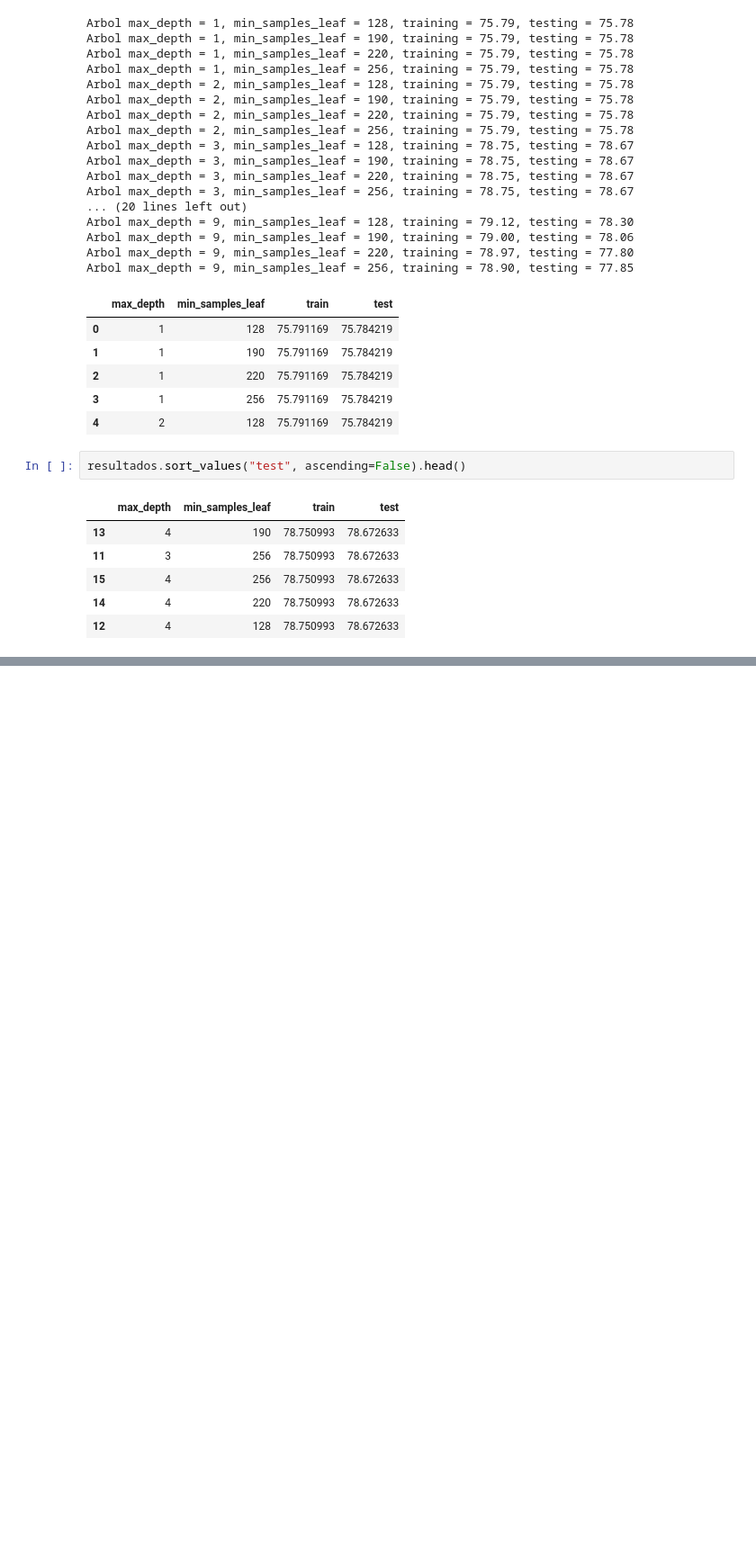
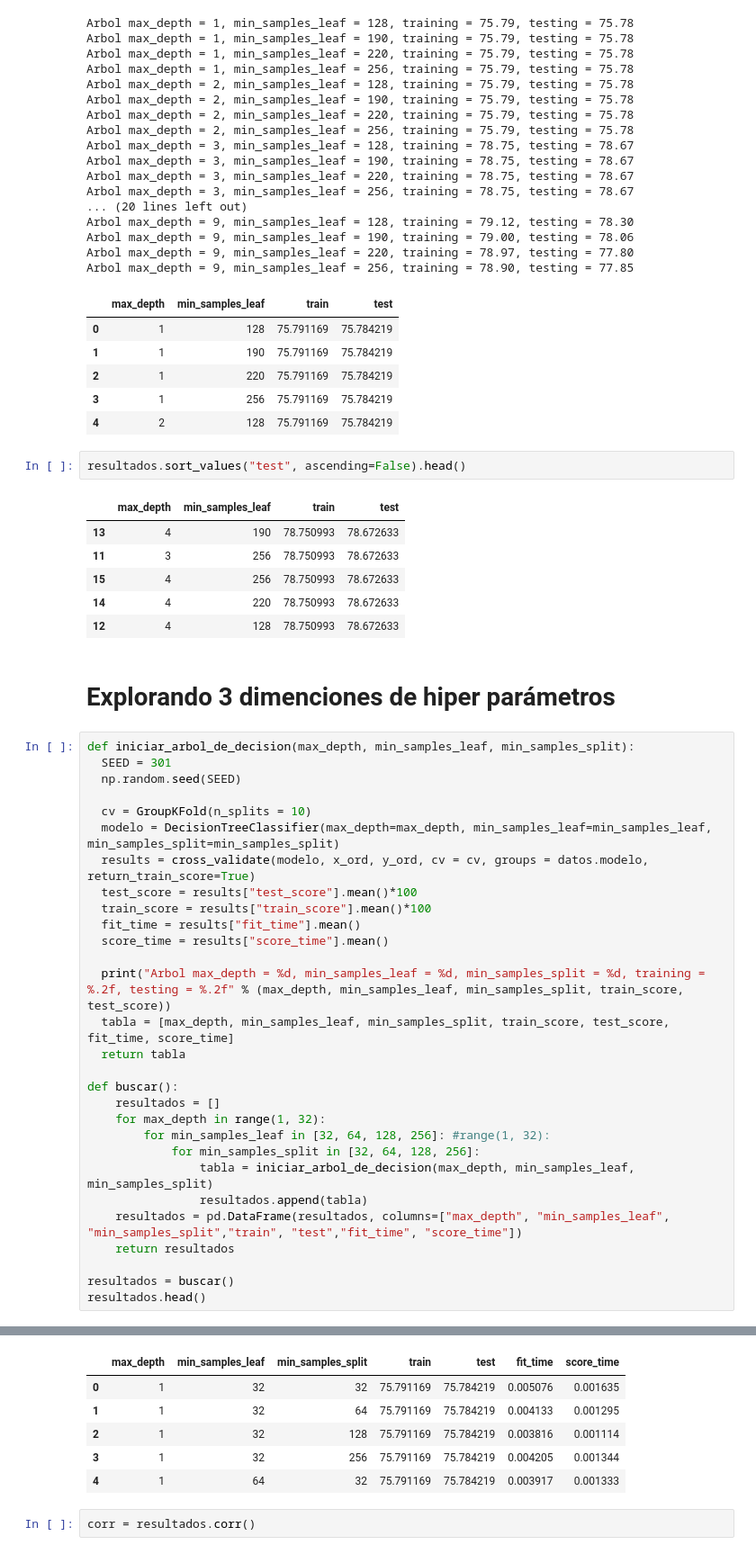
Before and after one commit to celioso/MachineLearningOptimizaciondemodelosatravesdehiperpar-metros, a Jupyter notebook: Introduccion_a_Machine_Learning_Optimizacion.ipynb, the cells around one changed output, grey strips where cells are left out. Shown at 90% size. Cells and saved outputs as stored; diff of their text form; blank space fills up the shorter version.

```diff
--- a/Introduccion_a_Machine_Learning_Optimizacion.ipynb
+++ b/Introduccion_a_Machine_Learning_Optimizacion.ipynb
@@ -445,3 +445,35 @@ resultados.sort_values("test", ascending=False).head()
 | 15 | 4 | 256 | 78.750993 | 78.672633 |
 | 14 | 4 | 220 | 78.750993 | 78.672633 |
 | 12 | 4 | 128 | 78.750993 | 78.672633 |
+# %% [markdown]
+# Explorando 3 dimenciones de hiper parámetros
+# %%
+def iniciar_arbol_de_decision(max_depth, min_samples_leaf, min_samples_split):
+  SEED = 301
+  np.random.seed(SEED)
+
+  cv = GroupKFold(n_splits = 10)
+  modelo = DecisionTreeClassifier(max_depth=max_depth, min_samples_leaf=min_samples_leaf, min_samples_split=min_samples_split)
+  results = cross_validate(modelo, x_ord, y_ord, cv = cv, groups = datos.modelo, return_train_score=True)
+  test_score = results["test_score"].mean()*100
+  train_score = results["train_score"].mean()*100
+  fit_time = results["fit_time"].mean()
+  score_time = results["score_time"].mean()
+
+  print("Arbol max_depth = %d, min_samples_leaf = %d, min_samples_split = %d, training = %.2f, testing = %.2f" % (max_depth, min_samples_leaf, min_samples_split, train_score, test_score))
+  tabla = [max_depth, min_samples_leaf, min_samples_split, train_score, test_score, fit_time, score_time]
+  return tabla
+
+def buscar():
+    resultados = []
+    for max_depth in range(1, 32):
+        for min_samples_leaf in [32, 64, 128, 256]: #range(1, 32):
+            for min_samples_split in [32, 64, 128, 256]:
+                tabla = iniciar_arbol_de_decision(max_depth, min_samples_leaf, min_samples_split)
+                resultados.append(tabla)
+    resultados = pd.DataFrame(resultados, columns=["max_depth", "min_samples_leaf", "min_samples_split","train", "test","fit_time", "score_time"])
+    return resultados
+
+resultados = buscar()
+resultados.head()
+# %% [output]
@@ -447,0 +497,8 @@ resultados.sort_values("test", ascending=False).head()
+|  | max_depth | min_samples_leaf | min_samples_split | train | test | fit_time | score_time |
+| 0 | 1 | 32 | 32 | 75.791169 | 75.784219 | 0.005076 | 0.001635 |
+| 1 | 1 | 32 | 64 | 75.791169 | 75.784219 | 0.004133 | 0.001295 |
+| 2 | 1 | 32 | 128 | 75.791169 | 75.784219 | 0.003816 | 0.001114 |
+| 3 | 1 | 32 | 256 | 75.791169 | 75.784219 | 0.004205 | 0.001344 |
+| 4 | 1 | 64 | 32 | 75.791169 | 75.784219 | 0.003917 | 0.001333 |
+# %%
+corr = resultados.corr()
```
Also changed, not shown: parts of 4 cells of this notebook, 1 other file.
